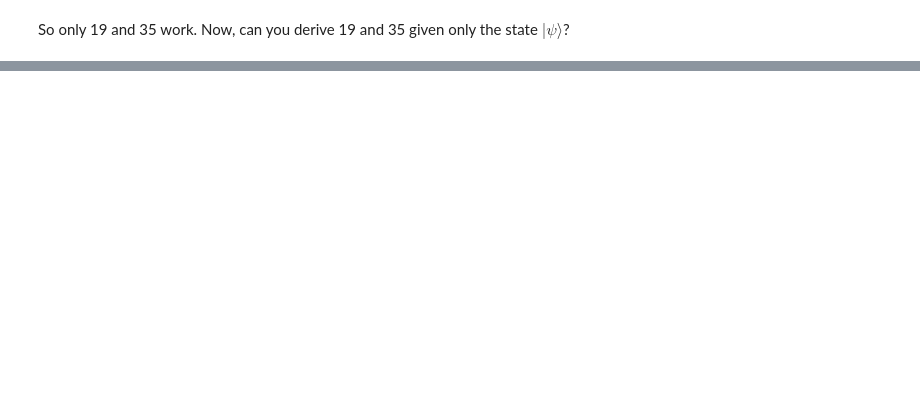
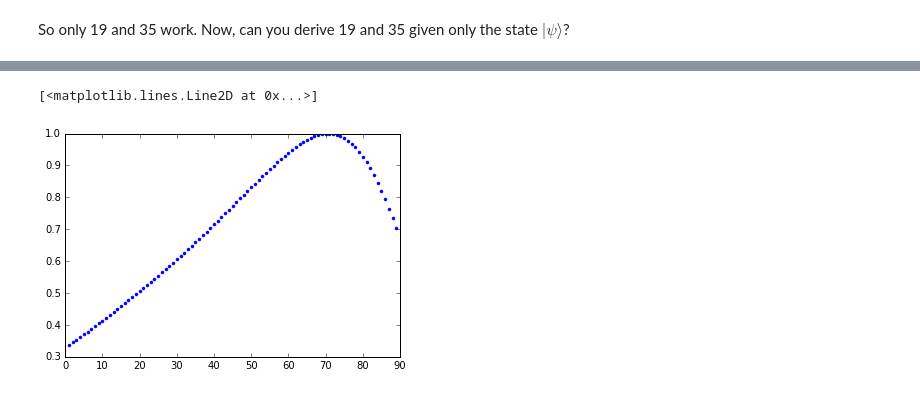
Before and after one commit to amcdawes/QMlabs, a Jupyter notebook: Chapter 8 - Alice and Bob.ipynb, the cells around one changed output, grey strips where cells are left out. Drawn from its saved outputs; the diff is of its cells as text; code cells hidden in the pictures; blank space fills up the shorter version.

```diff
--- a/Chapter 8 - Alice and Bob.ipynb
+++ b/Chapter 8 - Alice and Bob.ipynb
@@ -80,0 +195,10 @@ So only 19 and 35 work. Now, can you derive 19 and 35 given only the state $|\ps
+# %%
+# Solution
+
+psi3=sqrt(0.8)*tensor(H,H) + sqrt(0.2)*tensor(V,V)
+
+out = []
+for r in rads:
+    out.append(expect(tensor(P(-r),P(r)),psi3))
+
+plt.plot(angles,out,".") # plot in units of pi
@@ -80,0 +208,10 @@ So only 19 and 35 work. Now, can you derive 19 and 35 given only the state $|\ps
+# %%
+# Solution
+out = []
+for r in rads:
+    out.append(expect(tensor(P(r),P(deg2rad(55))),psi3) / expect(tensor(P(r),qeye(2)),psi3))
+
+plt.plot(angles,out,".")
+# %% [output]
+[<matplotlib.lines.Line2D at 0x...>]
+[figure, added]
```
Also changed, not shown: parts of 51 cells of this notebook.
